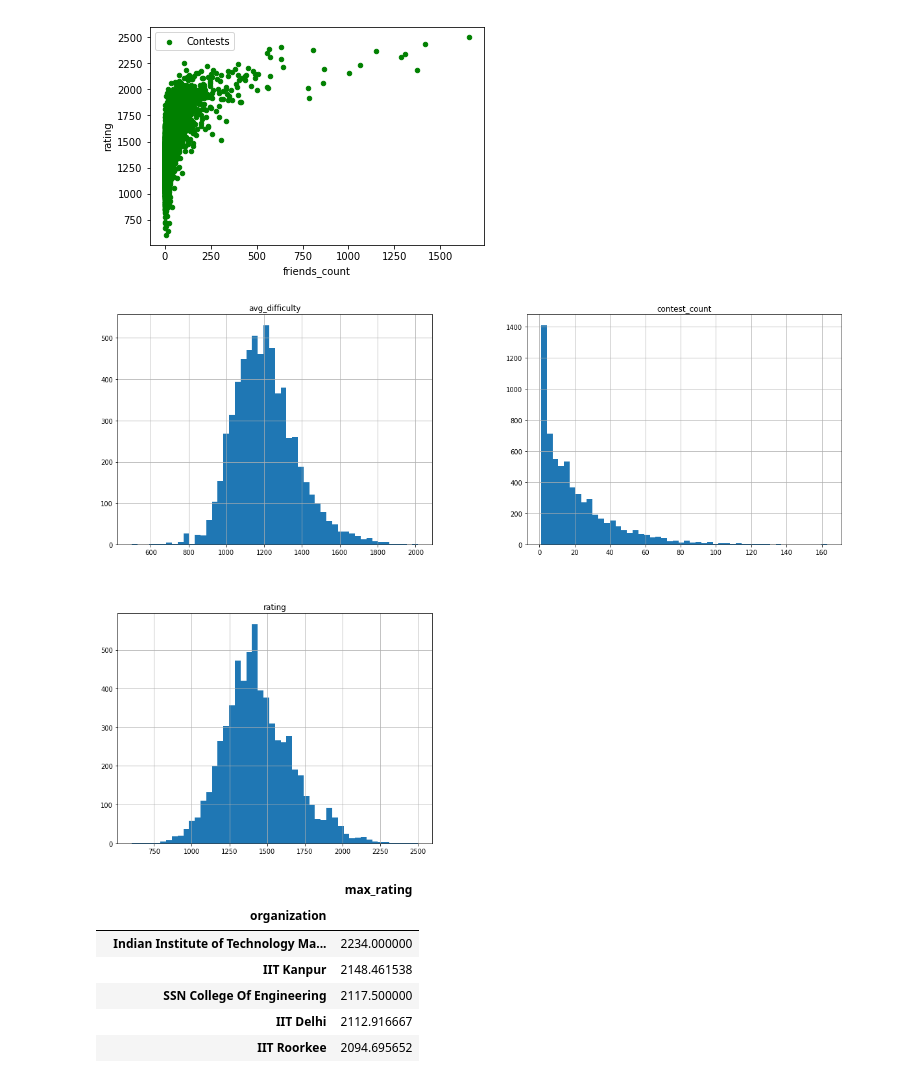
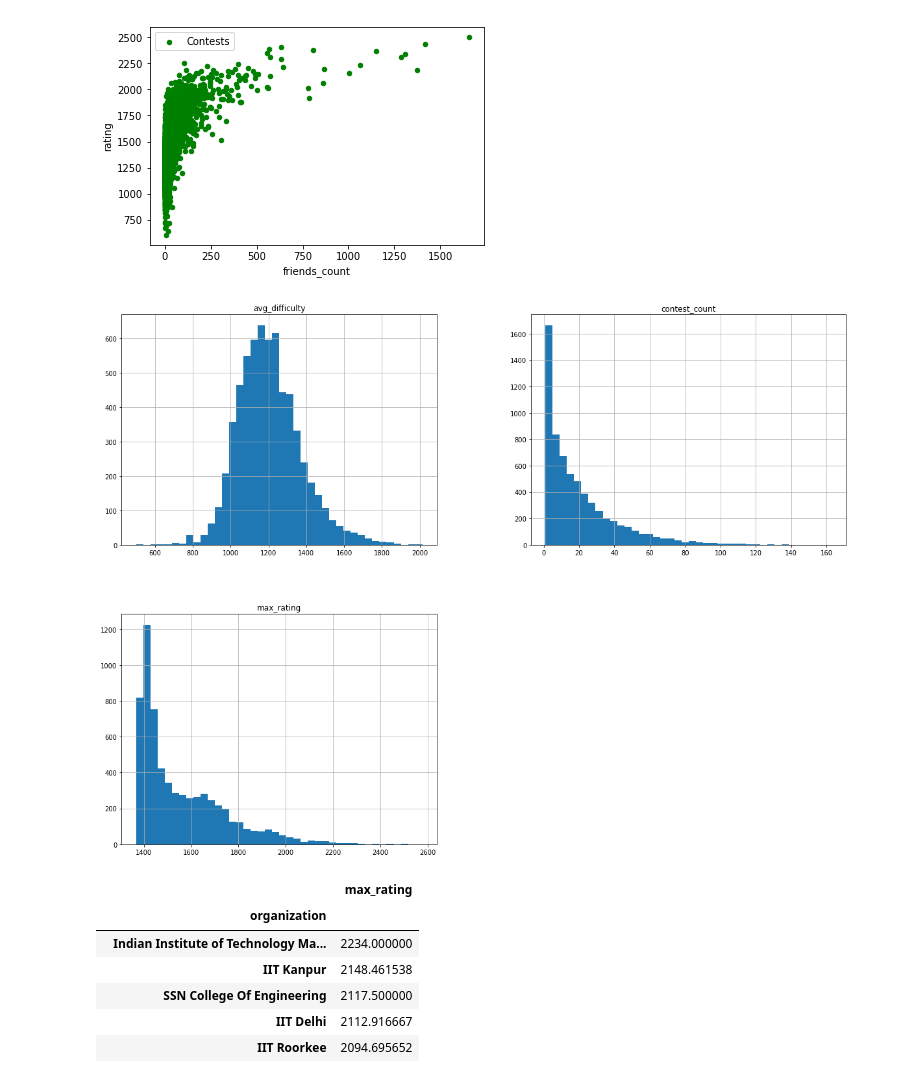
Before and after one commit to satu0king/Codeforces, a Jupyter notebook: EDA.ipynb, the cells around one changed output. Drawn from its saved outputs; the diff is of its cells as text; code cells hidden in the pictures.

```diff
--- a/EDA.ipynb
+++ b/EDA.ipynb
@@ -77,10 +77,10 @@ plt.show()
 # %%
 %matplotlib inline
 
-data[["avg_difficulty","contest_count","rating"]].hist(bins=50, figsize=(20,15))
+data[["avg_difficulty","contest_count","max_rating"]].hist(bins=40, figsize=(20,15))
 plt.show()
 # %% [output]
-[figure, old version]
+[figure, new version]
 # %%
 def top10(x):
     a = sorted(list(x),reverse=True)
```
Also changed, not shown: parts of 1 cell of this notebook, 3 other files.
